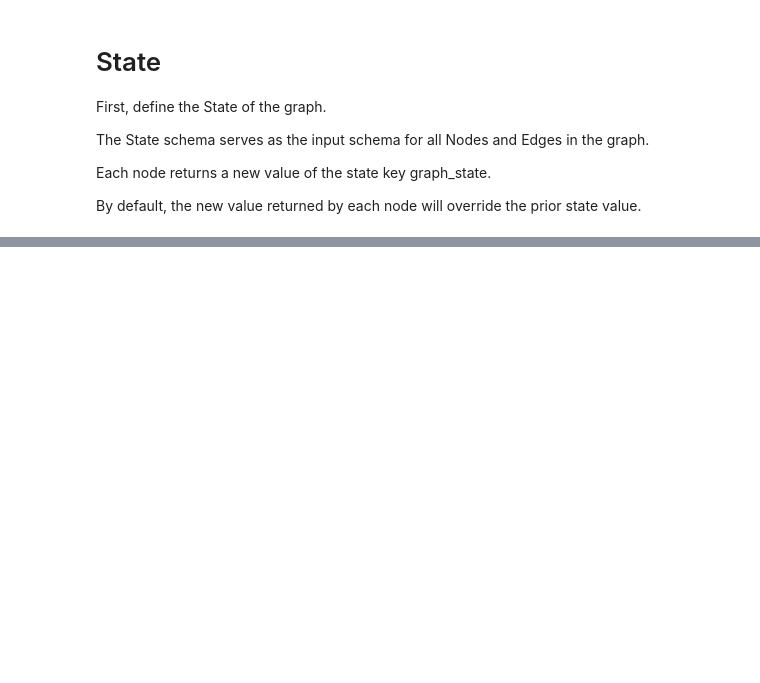
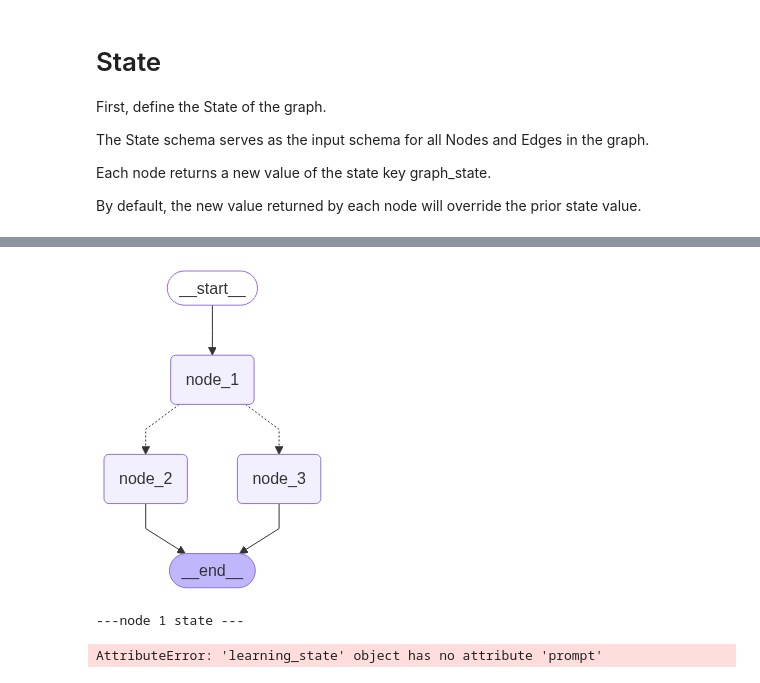
Before and after one commit to arsalanbakhtiarab/MyAgenticJourney, a Jupyter notebook: agentic-projects/AgenticTrader.ipynb, the cells around one changed output, grey strips where cells are left out. Drawn from its saved outputs; the diff is of its cells as text; code cells hidden in the pictures; blank space fills up the shorter version.

```diff
--- a/agentic-projects/AgenticTrader.ipynb
+++ b/agentic-projects/AgenticTrader.ipynb
@@ -64,0 +187,42 @@ message='hello from world'
+# %%
+import random
+from typing import Literal
+
+def decide_mood(state: learning_state) -> Literal["node_2", "node_3"]:
+
+    # Often, we will use state to decide on the next node to visit
+    user_input = state['user_input']
+
+    # Here, let's just do a 50 / 50 split between nodes 2, 3
+    if random.random() < 0.5:
+
+        # 50% of the time, we return Node 2
+        return "node_2"
+
+    # 50% of the time, we return Node 3
+    return "node_3"
+# %%
+# Build Graph
+builder : StateGraph = StateGraph(learning_state)
+builder.add_node("node_1", node_1)
+builder.add_node("node_2", node_2)
+builder.add_node("node_3", node_3)
+
+# Logic
+builder.add_edge(START, "node_1")
+builder.add_conditional_edges("node_1", decide_mood)
+builder.add_edge("node_2", END)
+builder.add_edge("node_3", END)
+
+
+graph : CompiledStateGraph = builder.compile()
+
+# View
+display(Image(graph.get_graph().draw_mermaid_png()))
+# %% [output]
+[figure, added]
+# %%
+graph.invoke({"user_input": "Hi, this is Lance."})
+# %% [output]
+---node 1 state ---
+AttributeError: 'learning_state' object has no attribute 'prompt'
```
Also changed, not shown: parts of 14 cells of this notebook.
